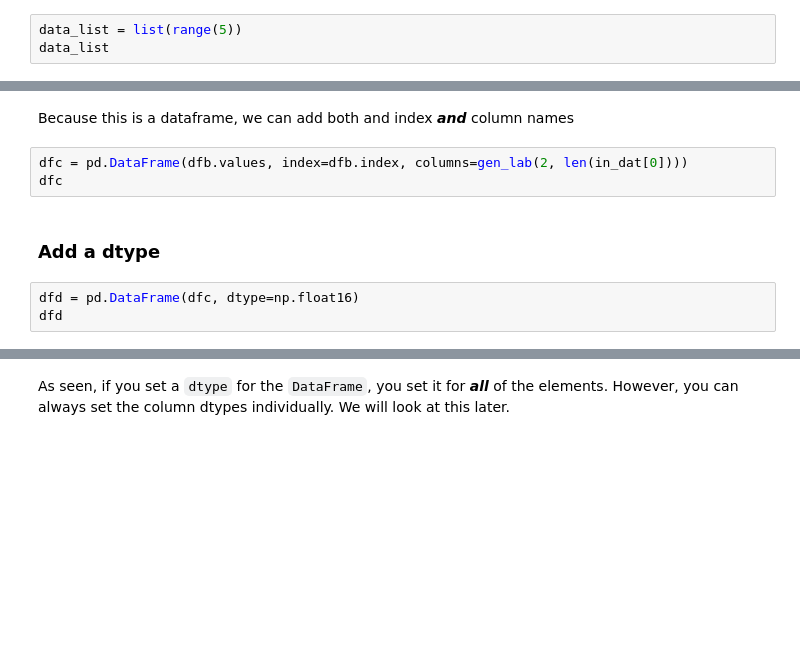
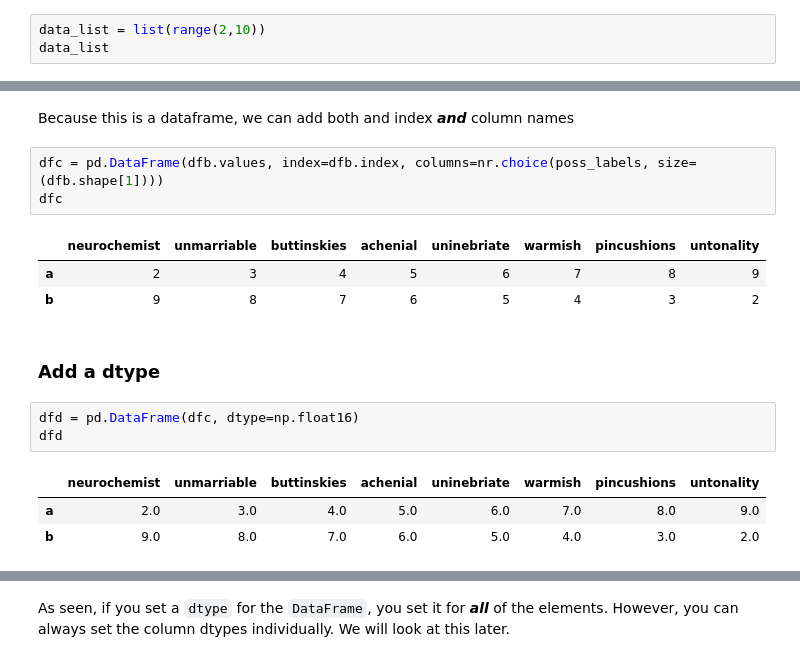
Before and after one commit to betteridiot/b575f18, a Jupyter notebook: Numpy_Pandas.ipynb, the cells around one changed output, grey strips where cells are left out. Drawn from its saved outputs; the diff is of its cells as text; blank space fills up the shorter version.

```diff
--- a/Numpy_Pandas.ipynb
+++ b/Numpy_Pandas.ipynb
@@ -257,5 +409,5 @@ df = pd.DataFrame(data, index, columns, dtype)
 # %% [markdown]
 ### From a Python list
 # %%
-data_list = list(range(5))
+data_list = list(range(2,10))
 data_list
@@ -341,12 +653,20 @@ dfb
 # %% [markdown]
 Because this is a dataframe, we can add both and index ***and*** column names
 # %%
-dfc = pd.DataFrame(dfb.values, index=dfb.index, columns=gen_lab(2, len(in_dat[0])))
+dfc = pd.DataFrame(dfb.values, index=dfb.index, columns=nr.choice(poss_labels, size=(dfb.shape[1])))
 dfc
+# %% [output]
+|  | neurochemist | unmarriable | buttinskies | achenial | uninebriate | warmish | pincushions | untonality |
+| a | 2 | 3 | 4 | 5 | 6 | 7 | 8 | 9 |
+| b | 9 | 8 | 7 | 6 | 5 | 4 | 3 | 2 |
 # %% [markdown]
 ### Add a dtype
 # %%
 dfd = pd.DataFrame(dfc, dtype=np.float16)
 dfd
+# %% [output]
+|  | neurochemist | unmarriable | buttinskies | achenial | uninebriate | warmish | pincushions | untonality |
+| a | 2.0 | 3.0 | 4.0 | 5.0 | 6.0 | 7.0 | 8.0 | 9.0 |
+| b | 9.0 | 8.0 | 7.0 | 6.0 | 5.0 | 4.0 | 3.0 | 2.0 |
 # %%
 dfd.dtypes
```
Also changed, not shown: parts of 102 cells of this notebook.
